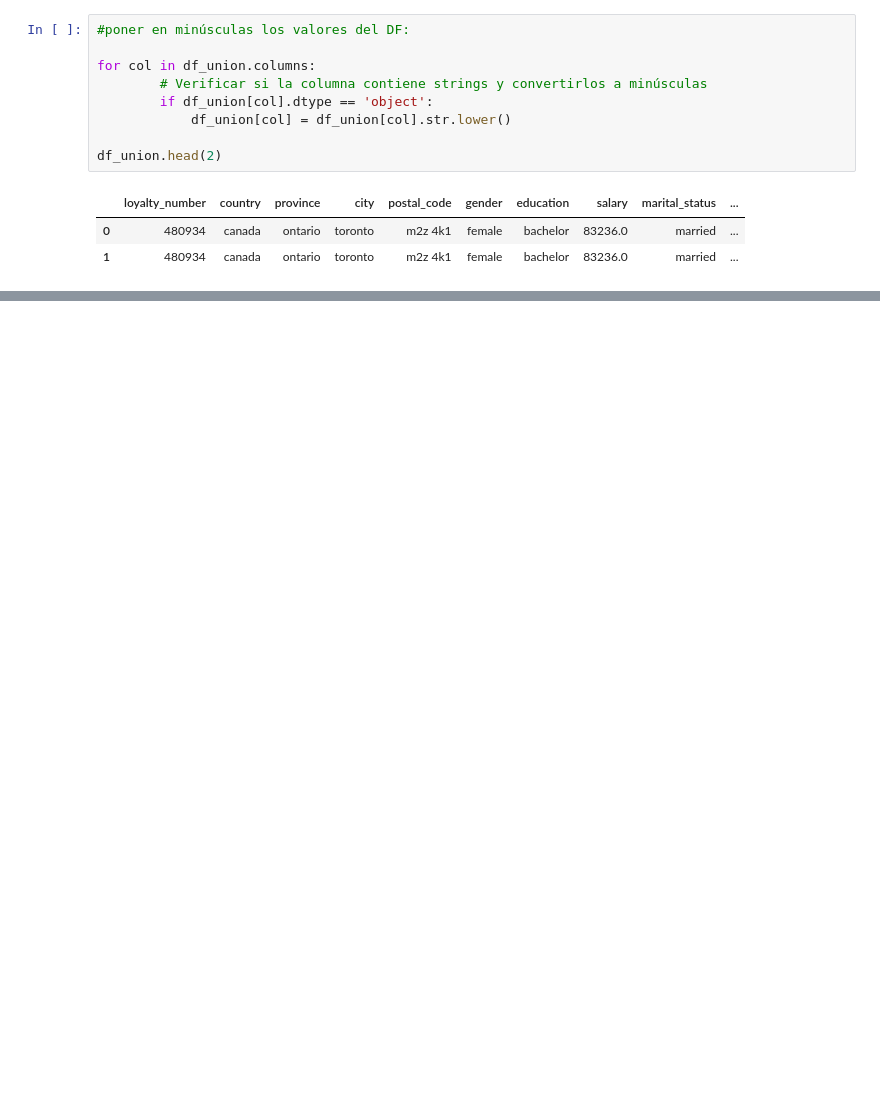
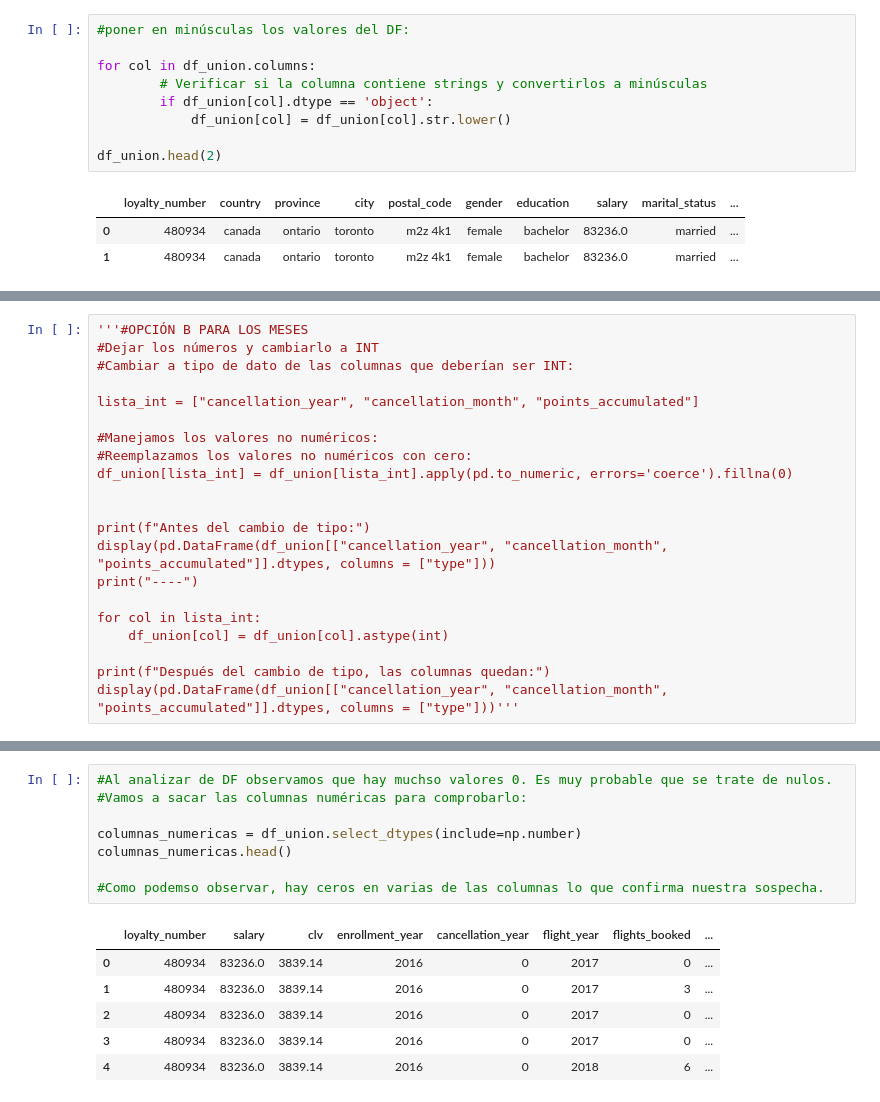
Before and after one commit to Adalab/bda-modulo-3-evaluacion-final-lmoraromero, a Jupyter notebook: evaluacion_final.ipynb, the cells around one changed output, grey strips where cells are left out. Drawn from its saved outputs; the diff is of its cells as text; blank space fills up the shorter version.

```diff
--- a/evaluacion_final.ipynb
+++ b/evaluacion_final.ipynb
@@ -267,0 +342,21 @@ df_union.head()
+# %%
+'''#OPCIÓN B PARA LOS MESES
+#Dejar los números y cambiarlo a INT
+#Cambiar a tipo de dato de las columnas que deberían ser INT:
+
+lista_int = ["cancellation_year", "cancellation_month", "points_accumulated"]
+
+#Manejamos los valores no numéricos:
+#Reemplazamos los valores no numéricos con cero:
+df_union[lista_int] = df_union[lista_int].apply(pd.to_numeric, errors='coerce').fillna(0)
+
+
+print(f"Antes del cambio de tipo:")
+display(pd.DataFrame(df_union[["cancellation_year", "cancellation_month", "points_accumulated"]].dtypes, columns = ["type"]))
+print("----")
+
+for col in lista_int:
+    df_union[col] = df_union[col].astype(int)
+
+print(f"Después del cambio de tipo, las columnas quedan:")
+display(pd.DataFrame(df_union[["cancellation_year", "cancellation_month", "points_accumulated"]].dtypes, columns = ["type"]))'''
@@ -267,0 +400,15 @@ df_union.head()
+# %%
+#Al analizar de DF observamos que hay muchso valores 0. Es muy probable que se trate de nulos.
+#Vamos a sacar las columnas numéricas para comprobarlo:
+
+columnas_numericas = df_union.select_dtypes(include=np.number)
+columnas_numericas.head()
+
+#Como podemso observar, hay ceros en varias de las columnas lo que confirma nuestra sospecha.
+# %% [output]
+|  | loyalty_number | salary | clv | enrollment_year | cancellation_year | flight_year | flights_booked | ... |
+| 0 | 480934 | 83236.0 | 3839.14 | 2016 | 0 | 2017 | 0 | ... |
+| 1 | 480934 | 83236.0 | 3839.14 | 2016 | 0 | 2017 | 3 | ... |
+| 2 | 480934 | 83236.0 | 3839.14 | 2016 | 0 | 2017 | 0 | ... |
+| 3 | 480934 | 83236.0 | 3839.14 | 2016 | 0 | 2017 | 0 | ... |
+| 4 | 480934 | 83236.0 | 3839.14 | 2016 | 0 | 2018 | 6 | ... |
```
Also changed, not shown: parts of 19 cells of this notebook.
